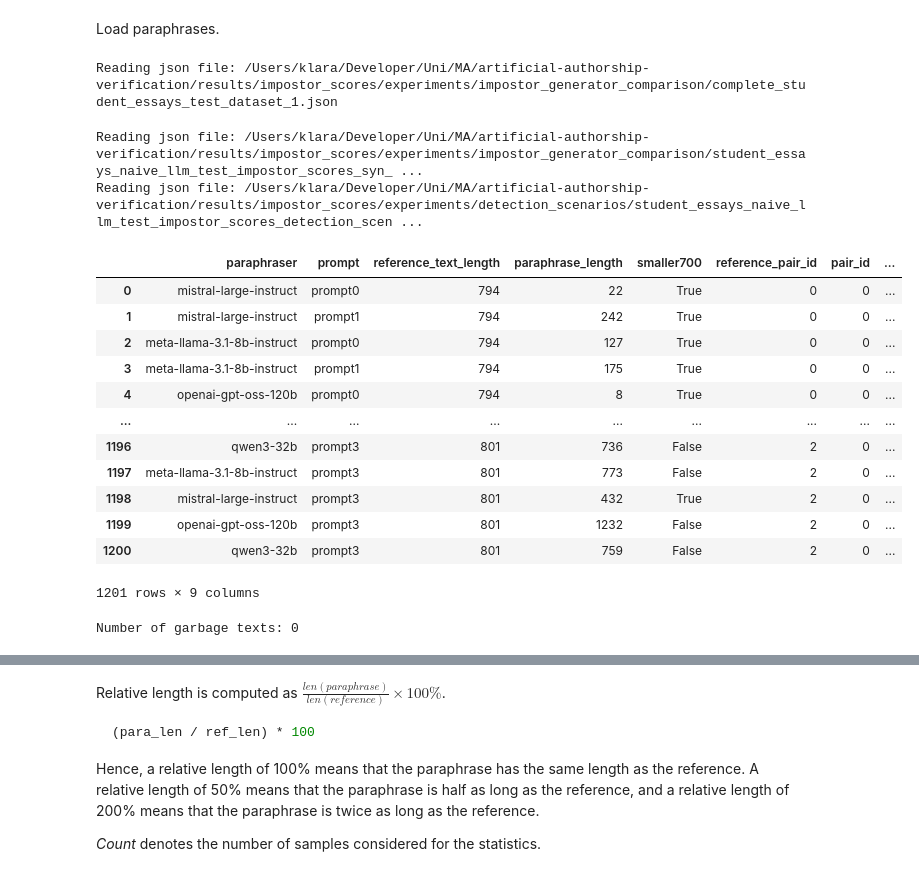
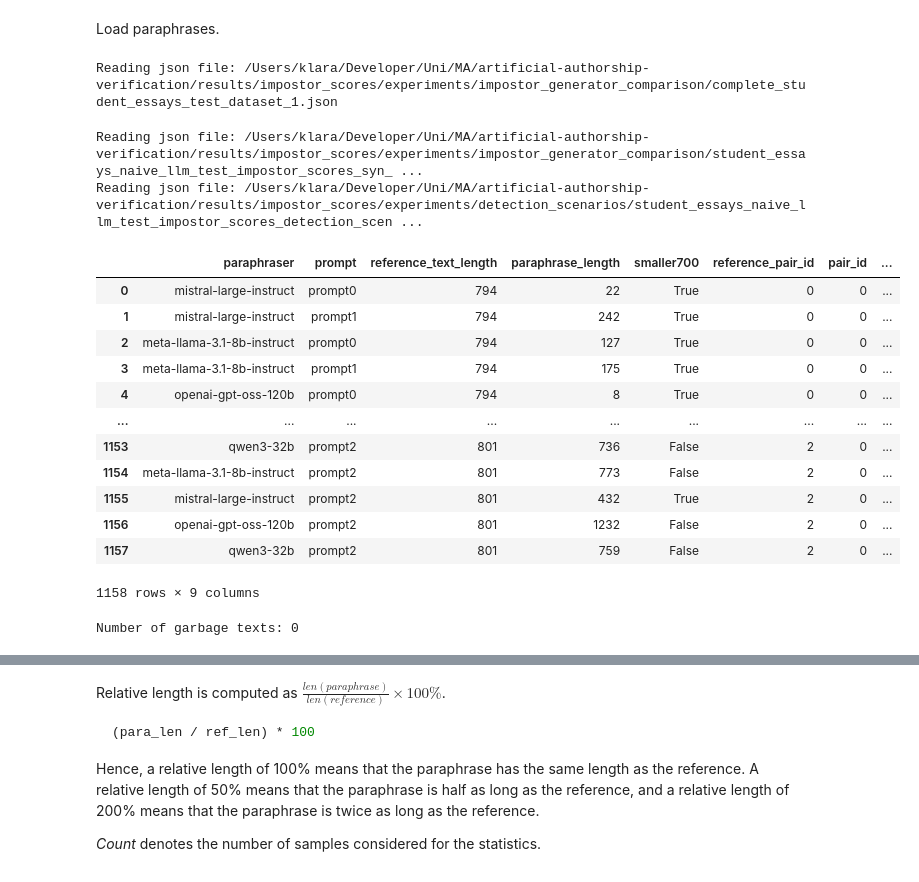
Before and after one commit to webis-de/emnlp26-impostors-method-llm-hard-negatives, a Jupyter notebook: notebooks/paraphrase_filtering.ipynb, the cells around one changed output, grey strips where cells are left out. Drawn from its saved outputs; the diff is of its cells as text; code cells hidden in the pictures.

```diff
--- a/notebooks/paraphrase_filtering.ipynb
+++ b/notebooks/paraphrase_filtering.ipynb
@@ -196,6 +196,7 @@ for path2json in [path2json1, path2json2, path2json3]:
                                             "realtive_len_perc": relative_len_perc,
                                             "post_process_len_perc(qwen)": processed_text_len_perc,
                                             "paraphrase": temp,
+                                            "reference_text": reference_text,
                                         }
                                     ]
                                 ),
@@ -323,7 +324,7 @@ for i, (reference_text, para_dict) in enumerate(df.items()):
                             "paraphrase_length": para_len,
                             "smaller700": para_len < 700,
                             "paraphraser": paraphraser,
-                            "prompt": "prompt3",
+                            "prompt": "prompt2",
                             "reference_pair_id": i,  # position in the outermost list
                             "pair_id": 0,  # "0" or "1"
                             "realtive_len_perc": relative_len_perc,
@@ -345,12 +346,13 @@ for i, (reference_text, para_dict) in enumerate(df.items()):
                                 "paraphrase_length": para_len,
                                 "smaller700": para_len < 700,
                                 "paraphraser": paraphraser,
-                                "prompt": "prompt3",
+                                "prompt": "prompt2",
                                 "reference_pair_id": i,  # position in the outermost list
                                 "pair_id": 0,  # "0" or "1"
                                 "realtive_len_perc": relative_len_perc,
                                 "post_process_len_perc(qwen)": processed_text_len_perc,
                                 "paraphrase": temp,
+                                "reference_text": reference_text,
                             }
                         ]
                     ),
@@ -370,39 +372,39 @@ for i, (reference_text, para_dict) in enumerate(df.items()):
                                 "paraphrase_length": para_len,
                                 "smaller700": para_len < 700,
                                 "reference_pair_id": i,  # position in the outermost list
                                 "pair_id": 0,  # "0" or "1"
                                 "realtive_len_perc": processed_text_len_perc,
                                 "paraphrase": temp,
                                 "reference_text": reference_text,
                             }
                         ]
                     ),
                 ],
                 ignore_index=True,
             )
 
 
 display(store_length)
 # display(store_garbage_texts)
 # display(reference_pair_ids)
 print("Number of garbage texts:", store_garbage_texts["garbage"].sum())
 # %% [output]
 Reading json file: /Users/klara/Developer/Uni/MA/artificial-authorship-verification/results/impostor_scores/experiments/impostor_generator_comparison/complete_student_essays_test_dataset_1.json
 Reading json file: /Users/klara/Developer/Uni/MA/artificial-authorship-verification/results/impostor_scores/experiments/impostor_generator_comparison/student_essays_naive_llm_test_impostor_scores_syn_ ...
 Reading json file: /Users/klara/Developer/Uni/MA/artificial-authorship-verification/results/impostor_scores/experiments/detection_scenarios/student_essays_naive_llm_test_impostor_scores_detection_scen ...
 |  | paraphraser | prompt | reference_text_length | paraphrase_length | smaller700 | reference_pair_id | pair_id | ... |
 | 0 | mistral-large-instruct | prompt0 | 794 | 22 | True | 0 | 0 | ... |
 | 1 | mistral-large-instruct | prompt1 | 794 | 242 | True | 0 | 0 | ... |
 | 2 | meta-llama-3.1-8b-instruct | prompt0 | 794 | 127 | True | 0 | 0 | ... |
 | 3 | meta-llama-3.1-8b-instruct | prompt1 | 794 | 175 | True | 0 | 0 | ... |
 | 4 | openai-gpt-oss-120b | prompt0 | 794 | 8 | True | 0 | 0 | ... |
 | ... | ... | ... | ... | ... | ... | ... | ... | ... |
-| 1196 | qwen3-32b | prompt3 | 801 | 736 | False | 2 | 0 | ... |
-| 1197 | meta-llama-3.1-8b-instruct | prompt3 | 801 | 773 | False | 2 | 0 | ... |
-| 1198 | mistral-large-instruct | prompt3 | 801 | 432 | True | 2 | 0 | ... |
-| 1199 | openai-gpt-oss-120b | prompt3 | 801 | 1232 | False | 2 | 0 | ... |
-| 1200 | qwen3-32b | prompt3 | 801 | 759 | False | 2 | 0 | ... |
+| 1153 | qwen3-32b | prompt2 | 801 | 736 | False | 2 | 0 | ... |
+| 1154 | meta-llama-3.1-8b-instruct | prompt2 | 801 | 773 | False | 2 | 0 | ... |
+| 1155 | mistral-large-instruct | prompt2 | 801 | 432 | True | 2 | 0 | ... |
+| 1156 | openai-gpt-oss-120b | prompt2 | 801 | 1232 | False | 2 | 0 | ... |
+| 1157 | qwen3-32b | prompt2 | 801 | 759 | False | 2 | 0 | ... |
-1201 rows × 9 columns
+1158 rows × 9 columns
 Number of garbage texts: 0
 # %%
 import seaborn as sns
```
Also changed, not shown: parts of 14 cells of this notebook.
